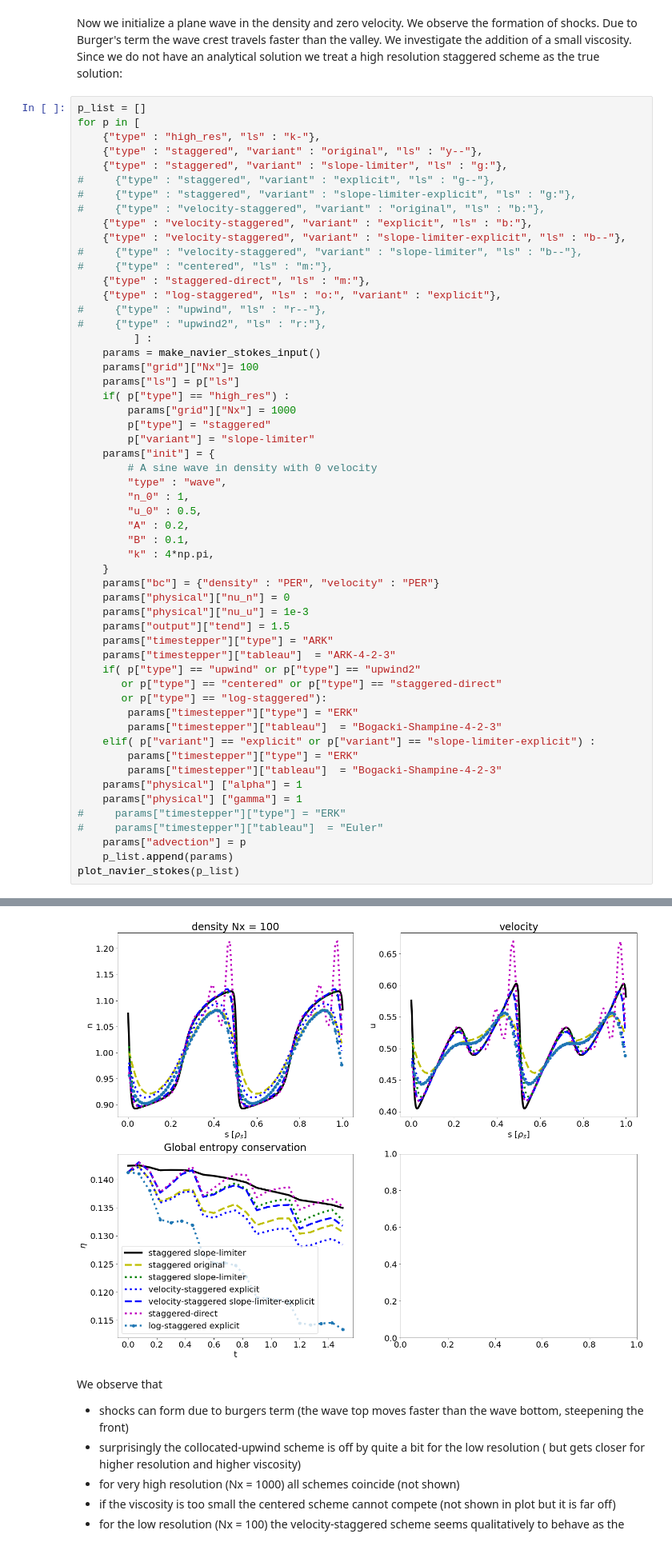
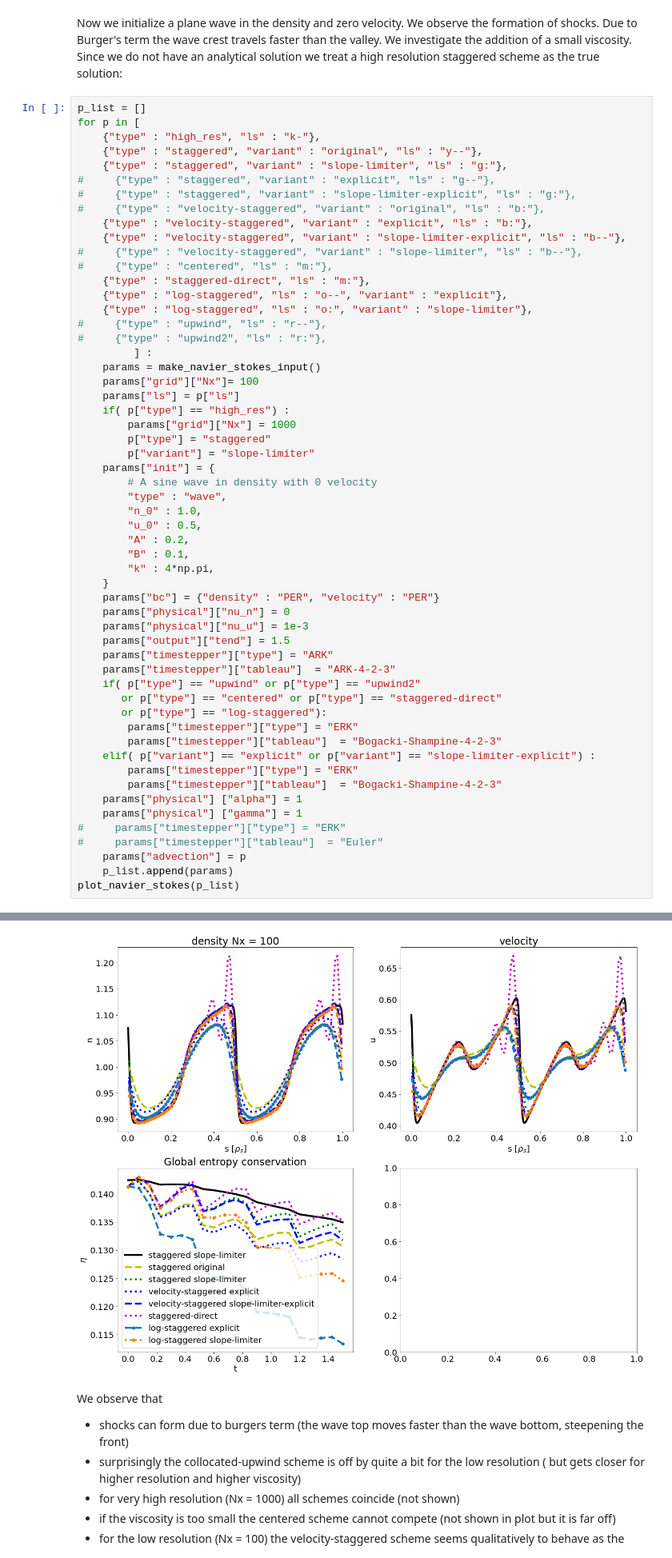
Before and after one commit to mwiesenberger/advection, a Jupyter notebook: OneDimensional.ipynb, the cells around one changed output, grey strips where cells are left out. Shown at 80% size. Drawn from its saved outputs; the diff is of its cells as text.

Commit message:
Investigate log-staggered and staggered in 3d

```diff
--- a/OneDimensional.ipynb
+++ b/OneDimensional.ipynb
@@ -643,7 +643,8 @@ for p in [
 #     {"type" : "velocity-staggered", "variant" : "slope-limiter", "ls" : "b--"},
 #     {"type" : "centered", "ls" : "m:"},
     {"type" : "staggered-direct", "ls" : "m:"},
-    {"type" : "log-staggered", "ls" : "o:", "variant" : "explicit"},
+    {"type" : "log-staggered", "ls" : "o--", "variant" : "explicit"},
+    {"type" : "log-staggered", "ls" : "o:", "variant" : "slope-limiter"},
 #     {"type" : "upwind", "ls" : "r--"},
 #     {"type" : "upwind2", "ls" : "r:"},
          ] :
@@ -657,7 +658,7 @@ for p in [
     params["init"] = {
         # A sine wave in density with 0 velocity
         "type" : "wave",
-        "n_0" : 1,
+        "n_0" : 1.0,
         "u_0" : 0.5,
         "A" : 0.2,
         "B" : 0.1,
@@ -702,4 +705,4 @@ log-staggered explicit
-[figure, old version]
+[figure, new version]
 # %% [markdown]
 We observe that
 - shocks can form due to burgers term (the wave top moves faster than the wave bottom, steepening the front)
```
Also changed, not shown: parts of 1 cell of this notebook, 4 other files.
